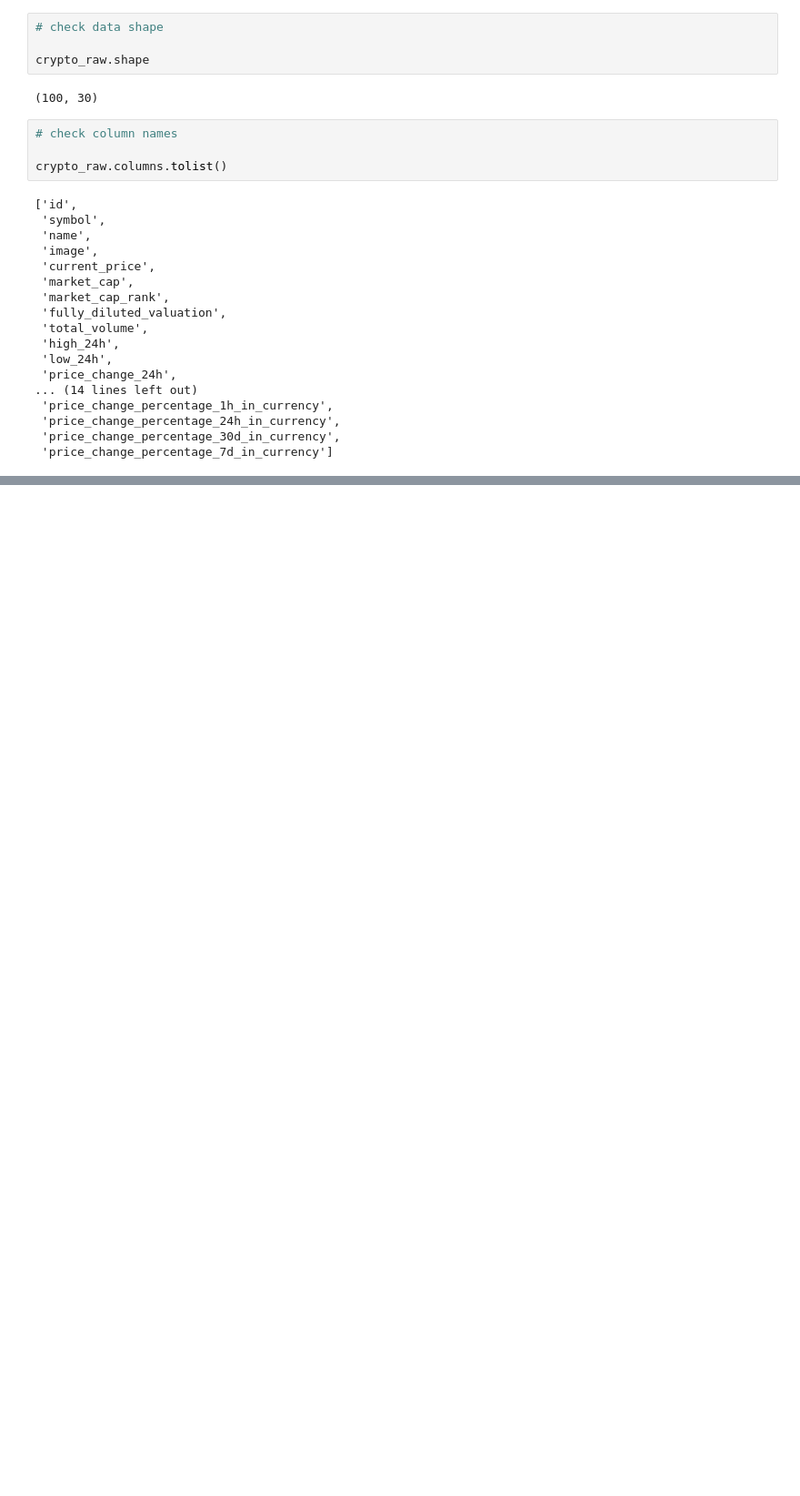
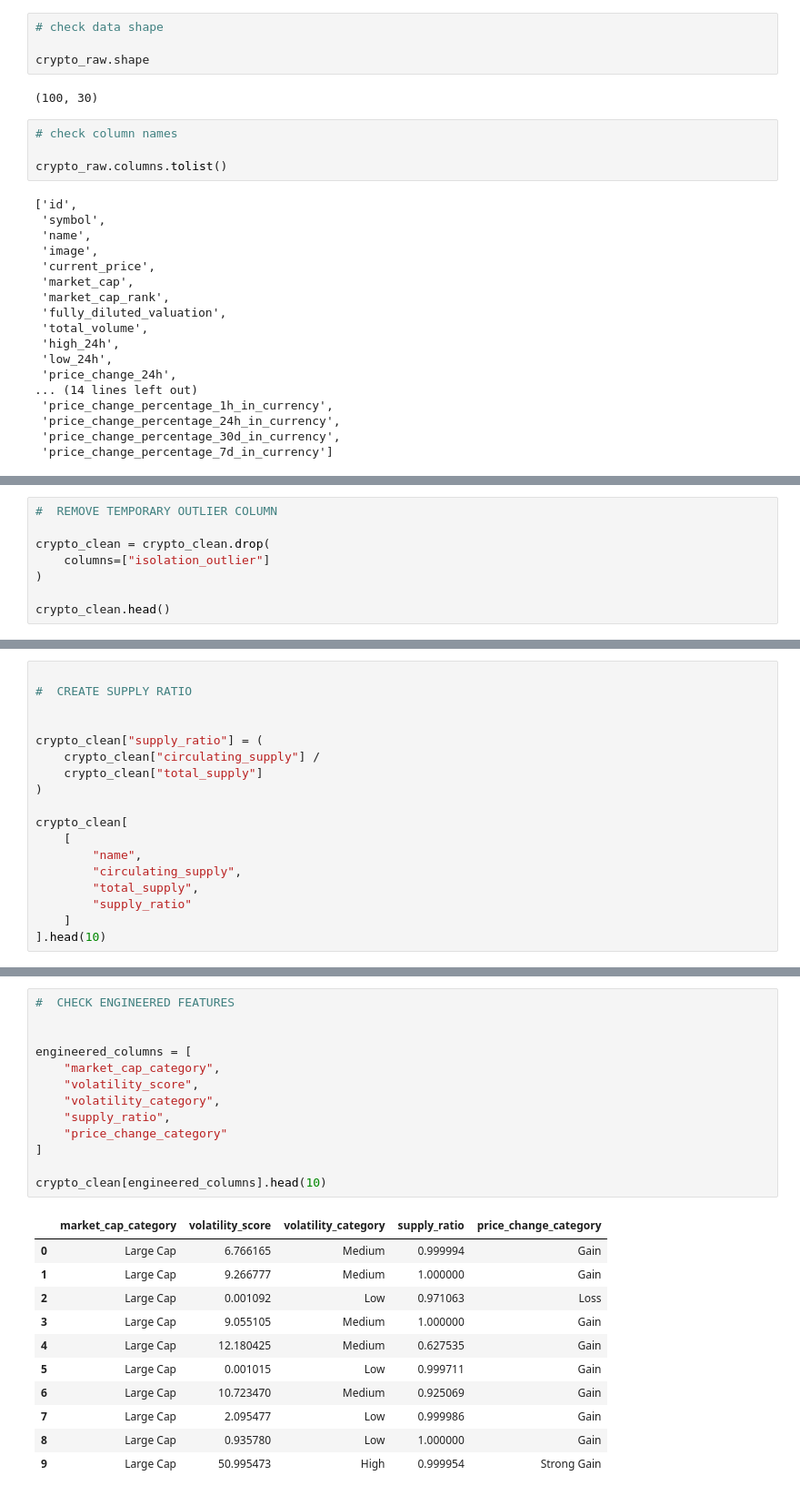
Before and after one commit to greeshavaishnavi09/Advanced_Multi_Source_Pipeline, a Jupyter notebook: research/01_multi_source_pipeline.ipynb, the cells around one changed output, grey strips where cells are left out. Shown at 91% size. Drawn from its saved outputs; the diff is of its cells as text; blank space fills up the shorter version.

```diff
--- a/research/01_multi_source_pipeline.ipynb
+++ b/research/01_multi_source_pipeline.ipynb
@@ -111,0 +683,8 @@ crypto_raw.columns.tolist()
+# %%
+#  REMOVE TEMPORARY OUTLIER COLUMN
+
+crypto_clean = crypto_clean.drop(
+    columns=["isolation_outlier"]
+)
+
+crypto_clean.head()
@@ -111,0 +822,18 @@ crypto_raw.columns.tolist()
+# %%
+
+#  CREATE SUPPLY RATIO
+
+
+crypto_clean["supply_ratio"] = (
+    crypto_clean["circulating_supply"] /
+    crypto_clean["total_supply"]
+)
+
+crypto_clean[
+    [
+        "name",
+        "circulating_supply",
+        "total_supply",
+        "supply_ratio"
+    ]
+].head(10)
@@ -111,0 +921,25 @@ crypto_raw.columns.tolist()
+# %%
+#  CHECK ENGINEERED FEATURES
+
+
+engineered_columns = [
+    "market_cap_category",
+    "volatility_score",
+    "volatility_category",
+    "supply_ratio",
+    "price_change_category"
+]
+
+crypto_clean[engineered_columns].head(10)
+# %% [output]
+|  | market_cap_category | volatility_score | volatility_category | supply_ratio | price_change_category |
+| 0 | Large Cap | 6.766165 | Medium | 0.999994 | Gain |
+| 1 | Large Cap | 9.266777 | Medium | 1.000000 | Gain |
+| 2 | Large Cap | 0.001092 | Low | 0.971063 | Loss |
+| 3 | Large Cap | 9.055105 | Medium | 1.000000 | Gain |
+| 4 | Large Cap | 12.180425 | Medium | 0.627535 | Gain |
+| 5 | Large Cap | 0.001015 | Low | 0.999711 | Gain |
+| 6 | Large Cap | 10.723470 | Medium | 0.925069 | Gain |
+| 7 | Large Cap | 2.095477 | Low | 0.999986 | Gain |
+| 8 | Large Cap | 0.935780 | Low | 1.000000 | Gain |
+| 9 | Large Cap | 50.995473 | High | 0.999954 | Strong Gain |
```
Also changed, not shown: parts of 48 cells of this notebook, 1 other file.
